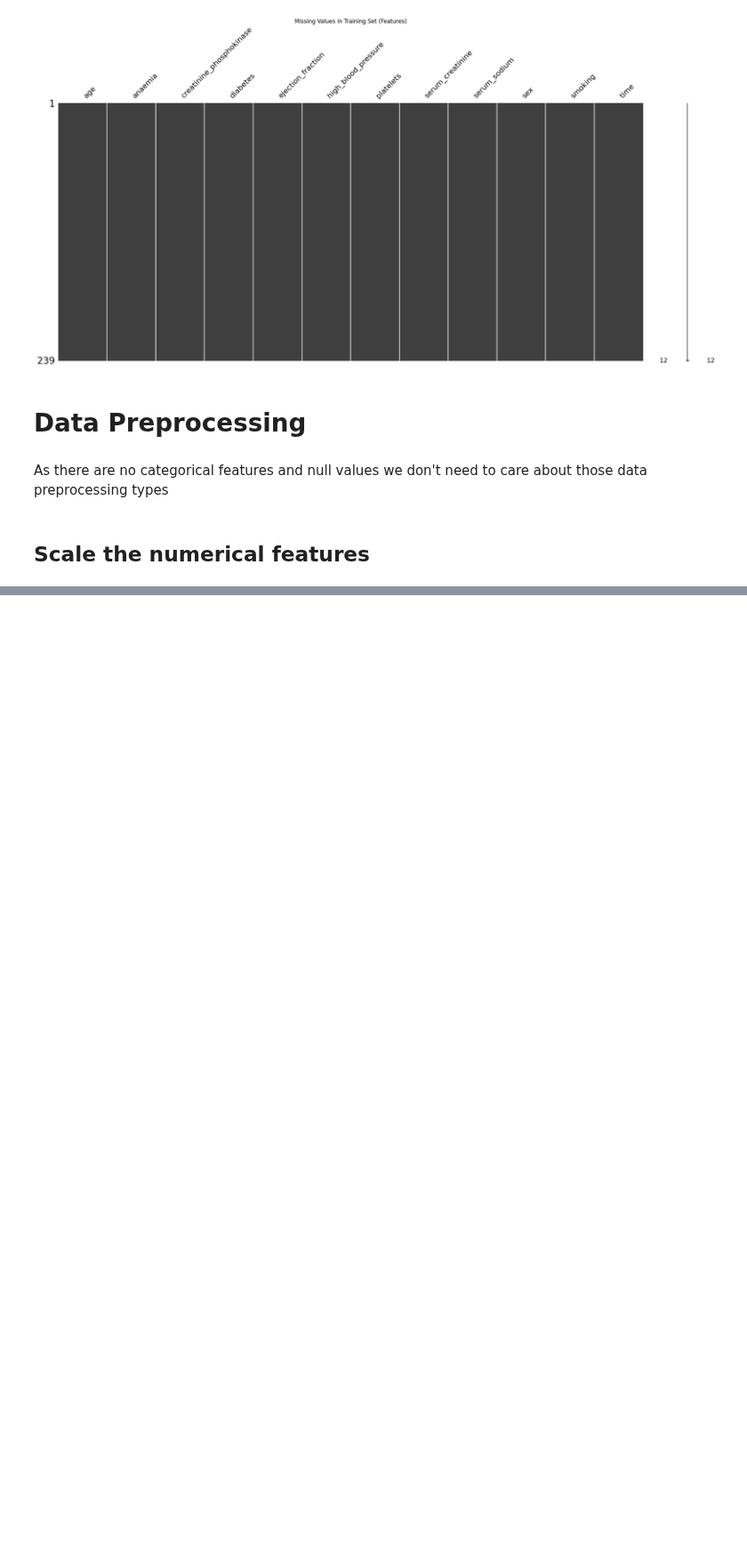
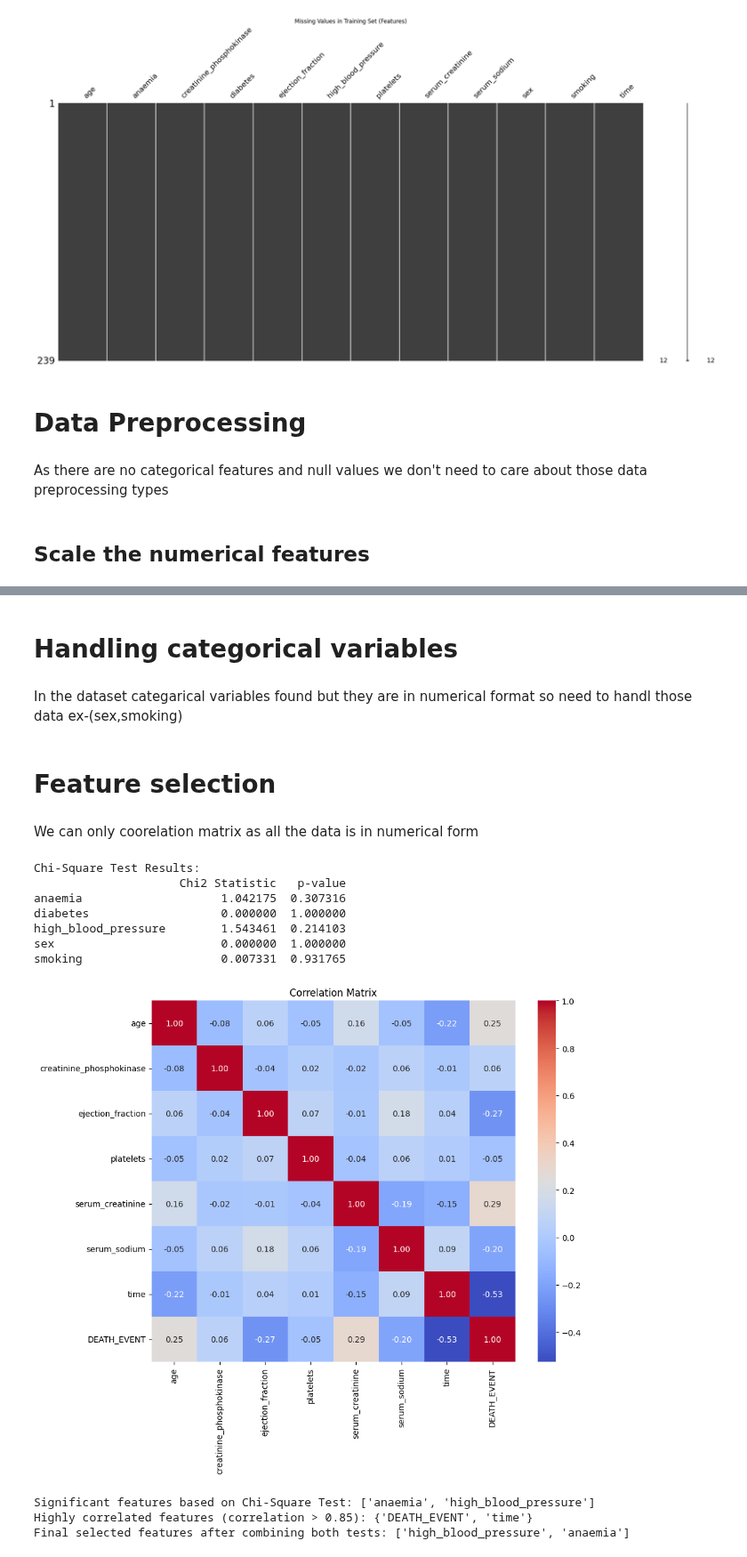
Before and after one commit to Tharindu396/Heartfailure_detection, a Jupyter notebook: Untitled.ipynb, the cells around one changed output, grey strips where cells are left out. Shown at 89% size. Cells and saved outputs as stored; diff of their text form; code cells hidden in the pictures; blank space fills up the shorter version.

```diff
--- a/Untitled.ipynb
+++ b/Untitled.ipynb
@@ -256,0 +270,79 @@ Original Data:
+# %% [markdown]
+# Handling categorical variables
+# %% [markdown]
+In the dataset categarical variables found but they are in numerical format so need to handl those data ex-(sex,smoking)
+# %% [markdown]
+# Feature selection
+# %% [markdown]
+We can only coorelation matrix as all the data is in numerical form
+# %%
+from scipy.stats import chi2_contingency
+import pandas as pd
+import seaborn as sns
+import matplotlib.pyplot as plt
+
+
+# Chi-Square Test (for categorical variables)
+categorical_columns = ["anaemia", "diabetes", "high_blood_pressure", "sex", "smoking", "DEATH_EVENT"]
+chi2_results = {}
+
+for col in categorical_columns:
+    if col != "DEATH_EVENT":  # Exclude target variable as the dependent variable
+        contingency_table = pd.crosstab(df[col], df["DEATH_EVENT"])
+        chi2, p, dof, expected = chi2_contingency(contingency_table)
+        chi2_results[col] = {"Chi2 Statistic": chi2, "p-value": p}
+
+print("Chi-Square Test Results:")
+print(pd.DataFrame(chi2_results).T)  # Display results in a readable format
+
+# Correlation Matrix (for numerical variables)
+# Exclude categorical variables (binary variables are okay to include but interpret cautiously)
+numerical_columns = ["age", "creatinine_phosphokinase", "ejection_fraction",
+                     "platelets", "serum_creatinine", "serum_sodium", "time"]
+
+correlation_matrix = df[numerical_columns + ["DEATH_EVENT"]].corr()
+
+# Plot the heatmap for the correlation matrix
+plt.figure(figsize=(10, 8))
+sns.heatmap(correlation_matrix, annot=True, cmap="coolwarm", fmt=".2f")
+plt.title("Correlation Matrix")
+plt.show()
+# %% [output]
+Chi-Square Test Results:
+                     Chi2 Statistic   p-value
+anaemia                    1.042175  0.307316
+diabetes                   0.000000  1.000000
+high_blood_pressure        1.543461  0.214103
+sex                        0.000000  1.000000
+smoking                    0.007331  0.931765
+[figure, added]
+# %%
+# Step 1: Chi-Square Test Feature Selection (p-value < 0.05 indicates significance)
+# Features with significant chi-square p-values
+significant_features_chi2 = [col for col, result in chi2_results.items() if result["p-value"] < 0.5]
+print(f"Significant features based on Chi-Square Test: {significant_features_chi2}")
+
+# Step 2: Correlation Matrix - Remove highly correlated features (correlation > 0.85)
+correlation_threshold = 0.2
+correlated_features = set()
+
+# Identify correlated features (correlation > 0.85)
+correlation_matrix = df[numerical_columns + ["DEATH_EVENT"]].corr()
+
+# Iterate through the correlation matrix and identify pairs of correlated features
+for i in range(len(correlation_matrix.columns)):
+    for j in range(i):
+        if abs(correlation_matrix.iloc[i, j]) > correlation_threshold:
+            colname = correlation_matrix.columns[i]
+            correlated_features.add(colname)
+
+print(f"Highly correlated features (correlation > 0.85): {correlated_features}")
+
+# Step 3: Combine results from Chi-Square Test and Correlation Matrix
+# Combine significant features from chi-square and drop highly correlated features
+selected_features = list(set(significant_features_chi2) - correlated_features)
+print(f"Final selected features after combining both tests: {selected_features}")
+# %% [output]
+Significant features based on Chi-Square Test: ['anaemia', 'high_blood_pressure']
+Highly correlated features (correlation > 0.85): {'DEATH_EVENT', 'time'}
+Final selected features after combining both tests: ['high_blood_pressure', 'anaemia']
```
Also changed, not shown: parts of 4 cells of this notebook.
